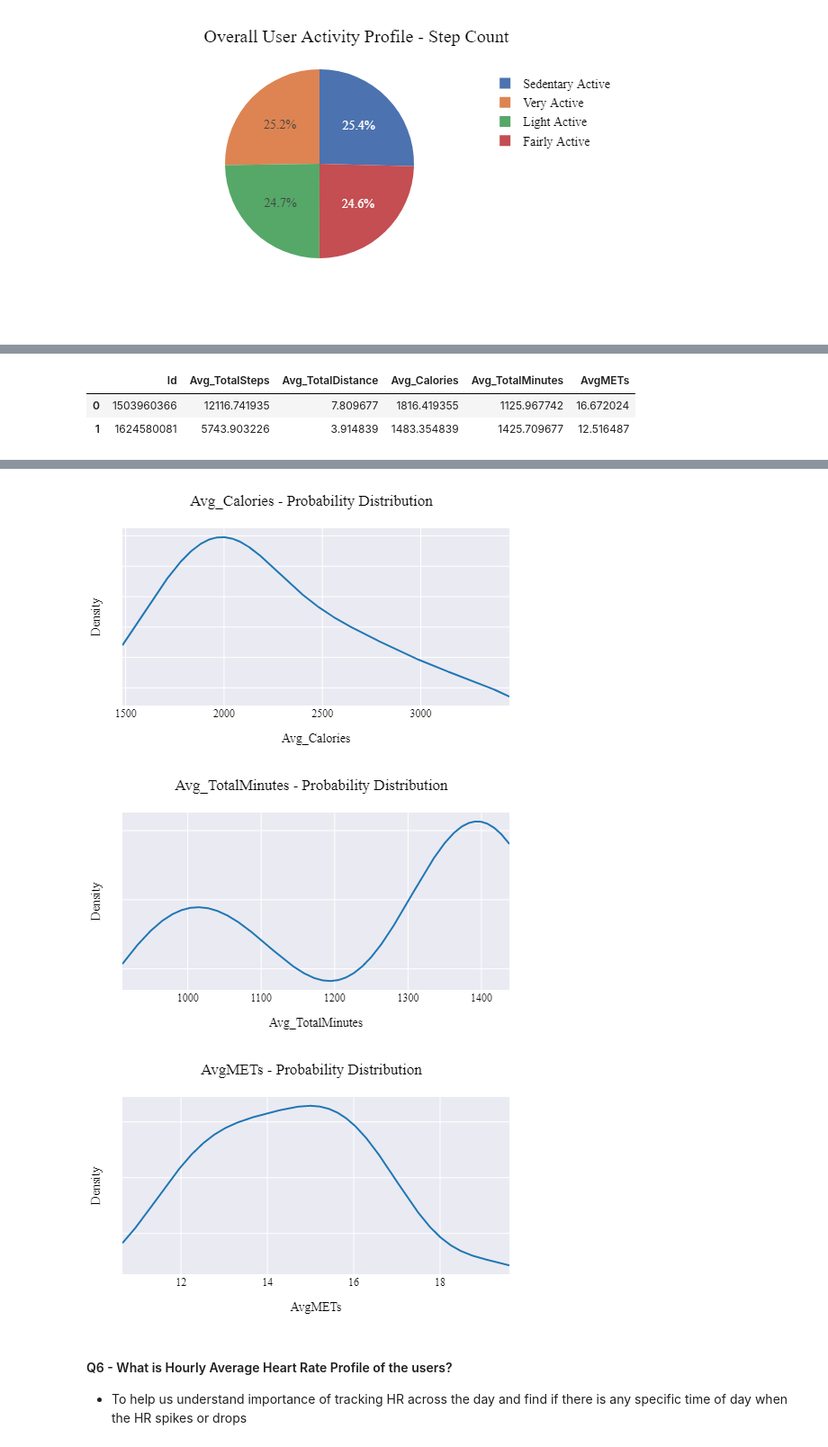
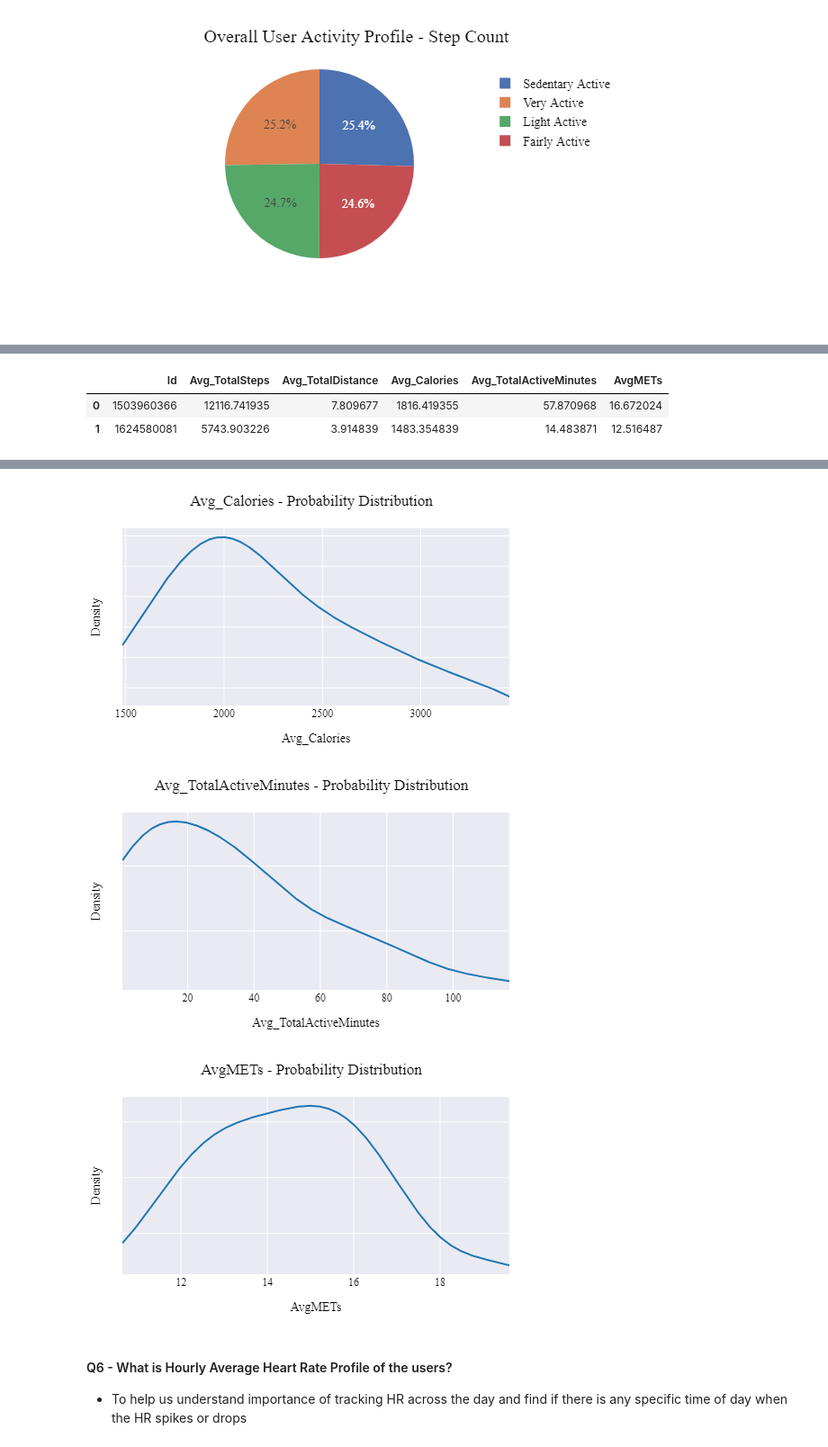
Before and after one commit to abagla18/GDAC_Capstone_Project, a Jupyter notebook: 1_analysis_nb.ipynb, the cells around one changed output, grey strips where cells are left out. Shown: that part at 90% size. Cells and saved outputs as stored; diff of their text form; code cells hidden in the pictures.

```diff
--- a/1_analysis_nb.ipynb
+++ b/1_analysis_nb.ipynb
@@ -214,38 +214,38 @@ fig.show("png");
     - The PDFs will also tell us about the activity levels of the group
 # %%
 df_q5 = df_daily_merged.copy()
-df_q5["TotalMinutes"] = df_q5["VeryActiveMinutes"]	+ df_q5["FairlyActiveMinutes"] + df_q5["LightlyActiveMinutes"] + df_q5["SedentaryMinutes"]
-df_q5 = df_q5.groupby("Id").agg({"TotalSteps": "mean", "TotalDistance": "mean", "Calories": "mean", "TotalMinutes": "mean", "AvgMETs": "mean"}).reset_index()
-df_q5 = df_q5.rename(columns={"TotalSteps": "Avg_TotalSteps", "TotalDistance": "Avg_TotalDistance", "Calories": "Avg_Calories", "TotalMinutes": "Avg_TotalMinutes"})
+df_q5["TotalActiveMinutes"] = df_q5["VeryActiveMinutes"]	+ df_q5["FairlyActiveMinutes"] # + df_q5["LightlyActiveMinutes"] + df_q5["SedentaryMinutes"]
+df_q5 = df_q5.groupby("Id").agg({"TotalSteps": "mean", "TotalDistance": "mean", "Calories": "mean", "TotalActiveMinutes": "mean", "AvgMETs": "mean"}).reset_index()
+df_q5 = df_q5.rename(columns={"TotalSteps": "Avg_TotalSteps", "TotalDistance": "Avg_TotalDistance", "Calories": "Avg_Calories", "TotalActiveMinutes": "Avg_TotalActiveMinutes"})
 df_q5.head(n=2)
 # %% [output]
-|  | Id | Avg_TotalSteps | Avg_TotalDistance | Avg_Calories | Avg_TotalMinutes | AvgMETs |
-| 0 | 1503960366 | 12116.741935 | 7.809677 | 1816.419355 | 1125.967742 | 16.672024 |
-| 1 | 1624580081 | 5743.903226 | 3.914839 | 1483.354839 | 1425.709677 | 12.516487 |
+|  | Id | Avg_TotalSteps | Avg_TotalDistance | Avg_Calories | Avg_TotalActiveMinutes | AvgMETs |
+| 0 | 1503960366 | 12116.741935 | 7.809677 | 1816.419355 | 57.870968 | 16.672024 |
+| 1 | 1624580081 | 5743.903226 | 3.914839 | 1483.354839 | 14.483871 | 12.516487 |
 # %%
 def func_q5(df_input, column_name):
     df_temp = df_input[df_input[column_name]>0][[column_name]]
     plotly_template = "seaborn"
     title_text, x_axis_text, y_axis_text = "{} - Probability Distribution".format(df_temp.columns[0]), df_temp.columns[0], "Density"
     width_text, height_text = 500, 300
     font_text, font_size_text, font_color_text = "Times New Roman", 12, "black"
 
     fig = ff.create_distplot([df_temp[c] for c in df_temp.columns], df_temp.columns, bin_size = 1000,show_hist=False,show_rug=False)
     fig.update_layout(title=title_text, xaxis_title=x_axis_text, yaxis_title=y_axis_text, font=dict(family=font_text, size=font_size_text, color=font_color_text),
     width=width_text, height=height_text, template=plotly_template, showlegend=False, margin=dict(l=40, r=30, t=50, b=50))
     fig.update_yaxes(showticklabels=False)
     return fig.show("png")
 
 func_q5(df_q5, "Avg_TotalSteps")
 func_q5(df_q5, "Avg_TotalDistance")
 func_q5(df_q5, "Avg_Calories")
-func_q5(df_q5, "Avg_TotalMinutes")
+func_q5(df_q5, "Avg_TotalActiveMinutes")
 func_q5(df_q5, "AvgMETs")
 # %% [output]
 [figure]
 [figure]
 [figure]
-[figure, old version]
+[figure, new version]
 [figure]
 # %% [markdown]
 #### Q6 - What is Hourly Average Heart Rate Profile of the users?
```
Also changed, not shown: parts of 1 cell of this notebook.
